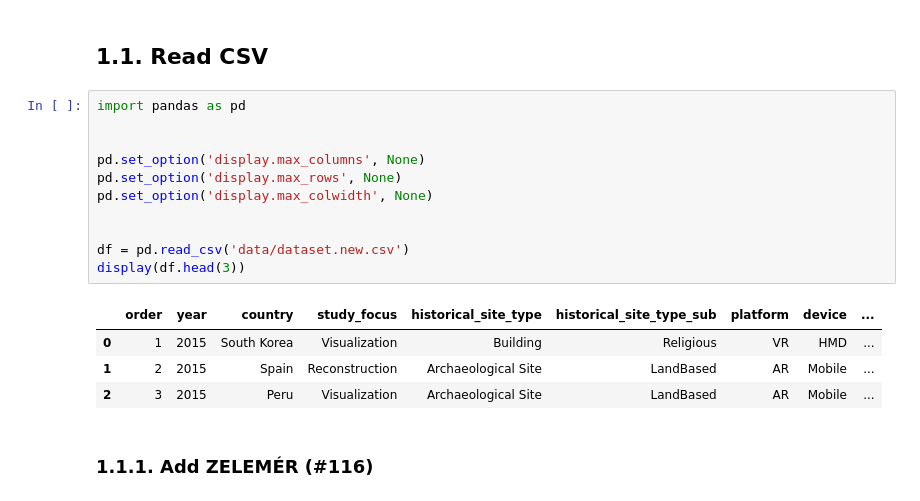
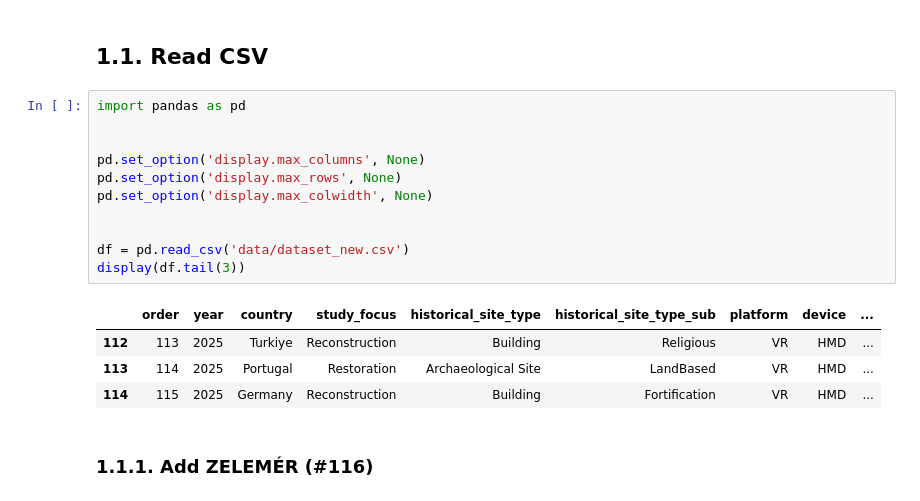
Before and after one commit to KeremDUZENLI/python-sklearn-machine-learning, a Jupyter notebook: main_new.ipynb, the cells around one changed output. Saved outputs shown, nothing was run; the diff lists cells and outputs as text.

Commit message:
build: jupyter versions are created

```diff
--- a/main_new.ipynb
+++ b/main_new.ipynb
@@ -5,19 +5,19 @@
 # %%
 import pandas as pd
 
 
 pd.set_option('display.max_columns', None)
 pd.set_option('display.max_rows', None)
 pd.set_option('display.max_colwidth', None)
 
 
-df = pd.read_csv('data/dataset.new.csv')
-display(df.head(3))
+df = pd.read_csv('data/dataset_new.csv')
+display(df.tail(3))
 # %% [output]
 |  | order | year | country | study_focus | historical_site_type | historical_site_type_sub | platform | device | ... |
-| 0 | 1 | 2015 | South Korea | Visualization | Building | Religious | VR | HMD | ... |
-| 1 | 2 | 2015 | Spain | Reconstruction | Archaeological Site | LandBased | AR | Mobile | ... |
-| 2 | 3 | 2015 | Peru | Visualization | Archaeological Site | LandBased | AR | Mobile | ... |
+| 112 | 113 | 2025 | Turkiye | Reconstruction | Building | Religious | VR | HMD | ... |
+| 113 | 114 | 2025 | Portugal | Restoration | Archaeological Site | LandBased | VR | HMD | ... |
+| 114 | 115 | 2025 | Germany | Reconstruction | Building | Fortification | VR | HMD | ... |
 # %% [markdown]
 ### 1.1.1. Add ZELEMÉR (#116)
 # %%
```
Also changed, not shown: parts of 3 cells of this notebook, 16 other files.
